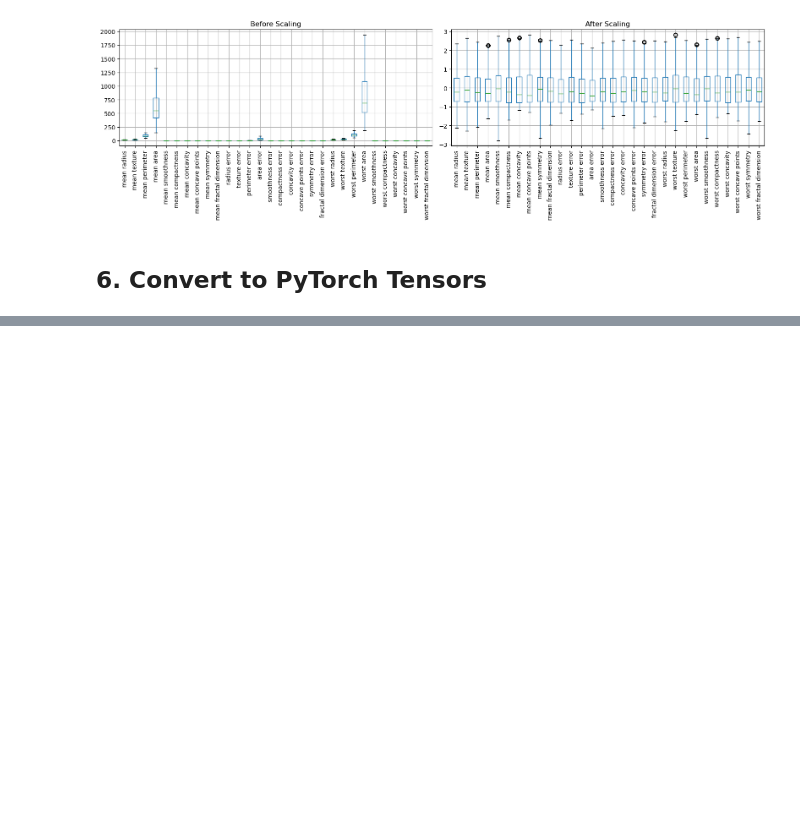
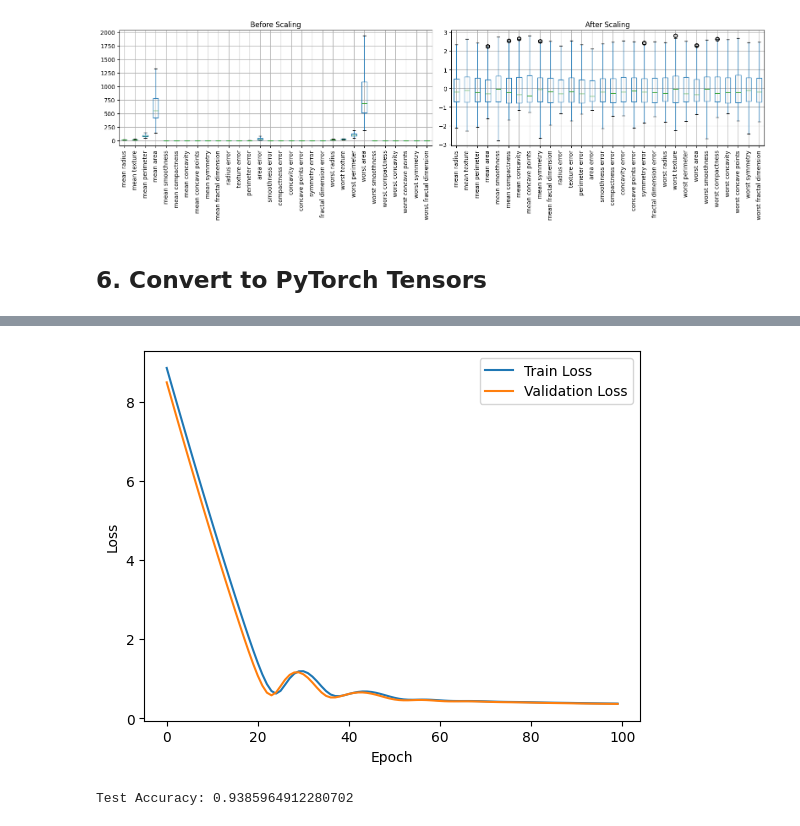
Before and after one commit to RoberRamzy/Classification-for-Pima-Indians-Diabetes-Database, a Jupyter notebook: NNs/Lab2.ipynb, the cells around one changed output, grey strips where cells are left out. Saved outputs shown, nothing was run; the diff lists cells and outputs as text; code cells hidden in the pictures; blank space fills up the shorter version.

```diff
--- a/NNs/Lab2.ipynb
+++ b/NNs/Lab2.ipynb
@@ -347,0 +519,40 @@ y_train dtype : torch.float32
+# %%
+num_epochs = 100
+train_losses = []
+val_losses = []
+
+for epoch in range(num_epochs):
+    model.train()
+
+    # Forward pass
+    outputs = model(X_train_tensor)
+    loss = criterion(outputs, y_train_tensor)
+
+    # Backprop
+    optimizer.zero_grad()
+    loss.backward()
+    optimizer.step()
+
+    # Record train loss
+    train_losses.append(loss.item())
+
+    # Validation
+    model.eval()
+    with torch.no_grad():
+        val_outputs = model(X_val_tensor)
+        val_loss = criterion(val_outputs, y_val_tensor)
+        val_losses.append(val_loss.item())
+
+    # Print every 10 epochs
+    if (epoch+1) % 10 == 0:
+        print(f"Epoch [{epoch+1}/{num_epochs}], Train Loss: {loss.item():.4f}, Val Loss: {val_loss.item():.4f}")
+
+# Plot train vs val loss
+import matplotlib.pyplot as plt
+plt.plot(train_losses, label="Train Loss")
+plt.plot(val_losses, label="Validation Loss")
+plt.xlabel("Epoch")
+plt.ylabel("Loss")
+plt.legend()
+plt.show()
+# %% [output]
@@ -347,0 +569,17 @@ y_train dtype : torch.float32
+[figure, added]
+# %%
+model.eval()
+
+with torch.no_grad():
+
+    y_pred = model(X_test_tensor)
+
+
+    y_pred_classes = (y_pred >= 0.5).float()
+
+    correct = (y_pred_classes == y_test_tensor).sum().item()
+    accuracy = correct / y_test_tensor.shape[0]
+
+print("Test Accuracy:", accuracy)
+# %% [output]
+Test Accuracy: 0.9385964912280702
```
Also changed, not shown: parts of 14 cells of this notebook.
